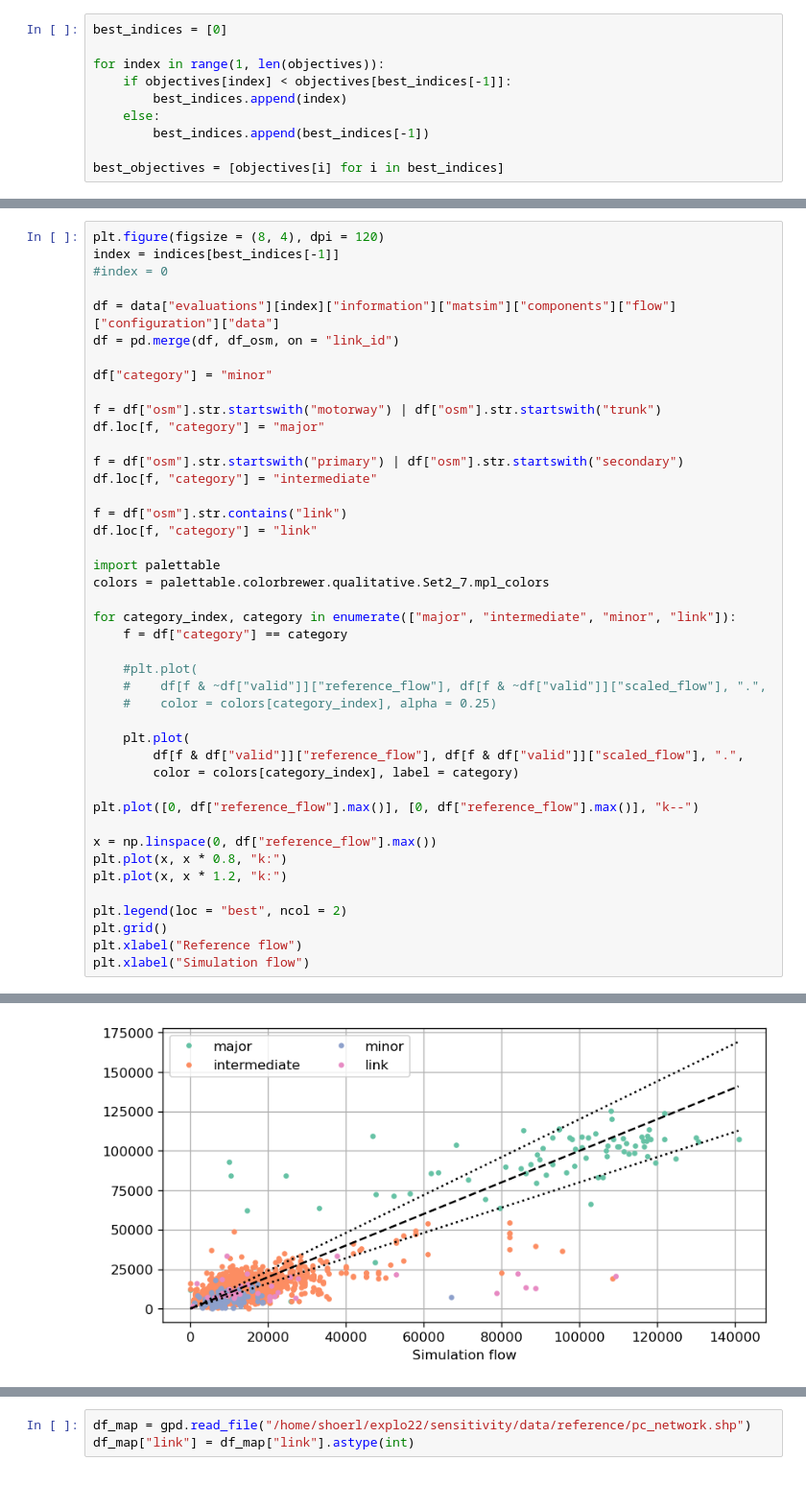
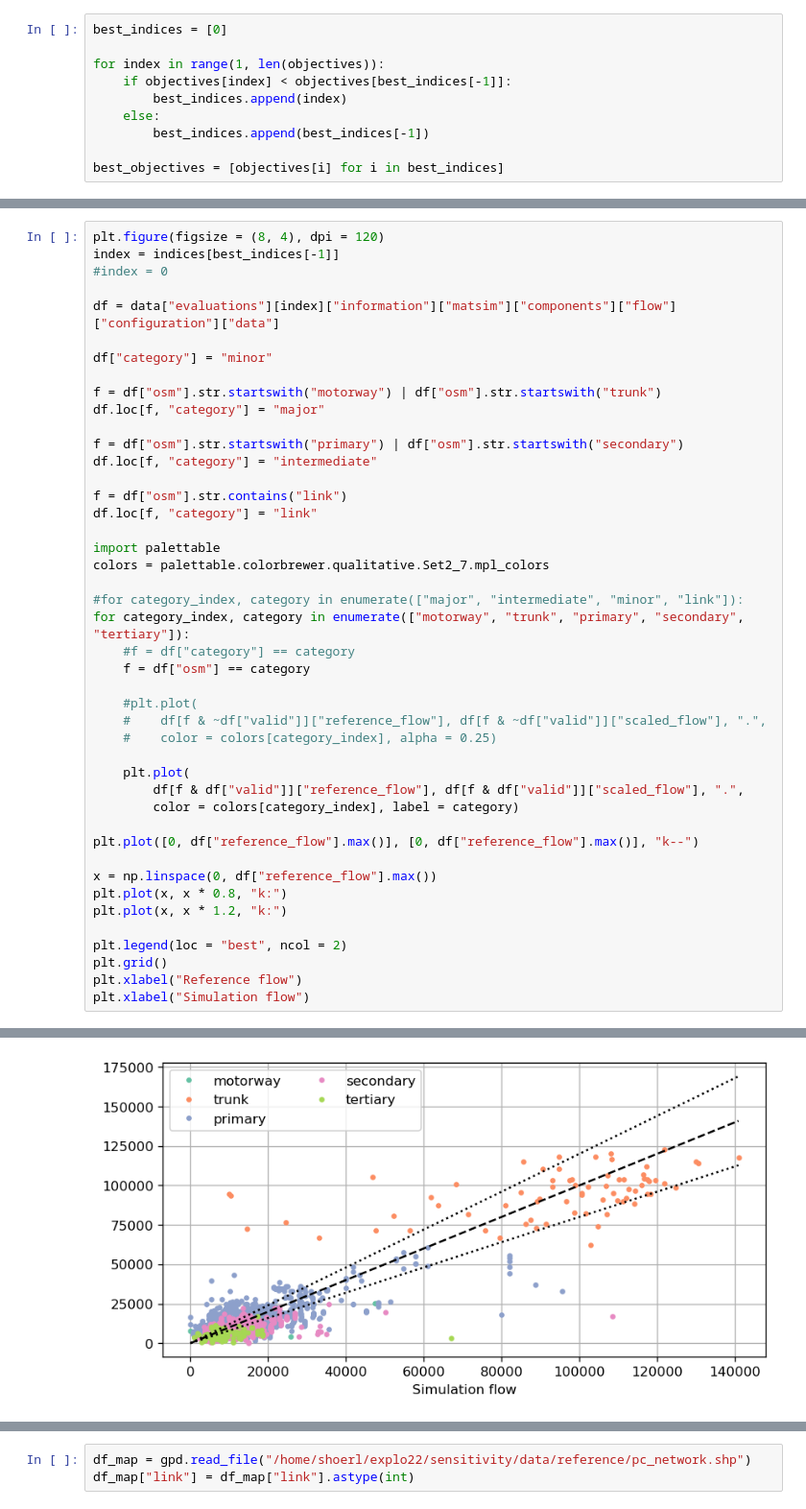
Before and after one commit to sebhoerl/boptx, a Jupyter notebook: examples/eqasim/Daily Flow.ipynb, the cells around one changed output, grey strips where cells are left out. Shown at 96% size. Cells and saved outputs as stored; diff of their text form.

```diff
--- a/examples/eqasim/Daily Flow.ipynb
+++ b/examples/eqasim/Daily Flow.ipynb
@@ -103,7 +100,6 @@ index = indices[best_indices[-1]]
 #index = 0
 
 df = data["evaluations"][index]["information"]["matsim"]["components"]["flow"]["configuration"]["data"]
-df = pd.merge(df, df_osm, on = "link_id")
 
 df["category"] = "minor"
 
@@ -113,36 +109,38 @@ df.loc[f, "category"] = "major"
 f = df["osm"].str.startswith("primary") | df["osm"].str.startswith("secondary")
 df.loc[f, "category"] = "intermediate"
 
 f = df["osm"].str.contains("link")
 df.loc[f, "category"] = "link"
 
 import palettable
 colors = palettable.colorbrewer.qualitative.Set2_7.mpl_colors
 
-for category_index, category in enumerate(["major", "intermediate", "minor", "link"]):
-    f = df["category"] == category
+#for category_index, category in enumerate(["major", "intermediate", "minor", "link"]):
+for category_index, category in enumerate(["motorway", "trunk", "primary", "secondary", "tertiary"]):
+    #f = df["category"] == category
+    f = df["osm"] == category
 
     #plt.plot(
     #    df[f & ~df["valid"]]["reference_flow"], df[f & ~df["valid"]]["scaled_flow"], ".",
     #    color = colors[category_index], alpha = 0.25)
 
     plt.plot(
         df[f & df["valid"]]["reference_flow"], df[f & df["valid"]]["scaled_flow"], ".",
         color = colors[category_index], label = category)
 
 plt.plot([0, df["reference_flow"].max()], [0, df["reference_flow"].max()], "k--")
 
 x = np.linspace(0, df["reference_flow"].max())
 plt.plot(x, x * 0.8, "k:")
 plt.plot(x, x * 1.2, "k:")
 
 plt.legend(loc = "best", ncol = 2)
 plt.grid()
 plt.xlabel("Reference flow")
 plt.xlabel("Simulation flow")
 # %% [output]
 Text(0.5, 0, 'Simulation flow')
-[figure, old version]
+[figure, new version]
 # %%
 plt.figure(figsize = (8, 4), dpi = 120)
 
```
Also changed, not shown: parts of 8 cells of this notebook.
